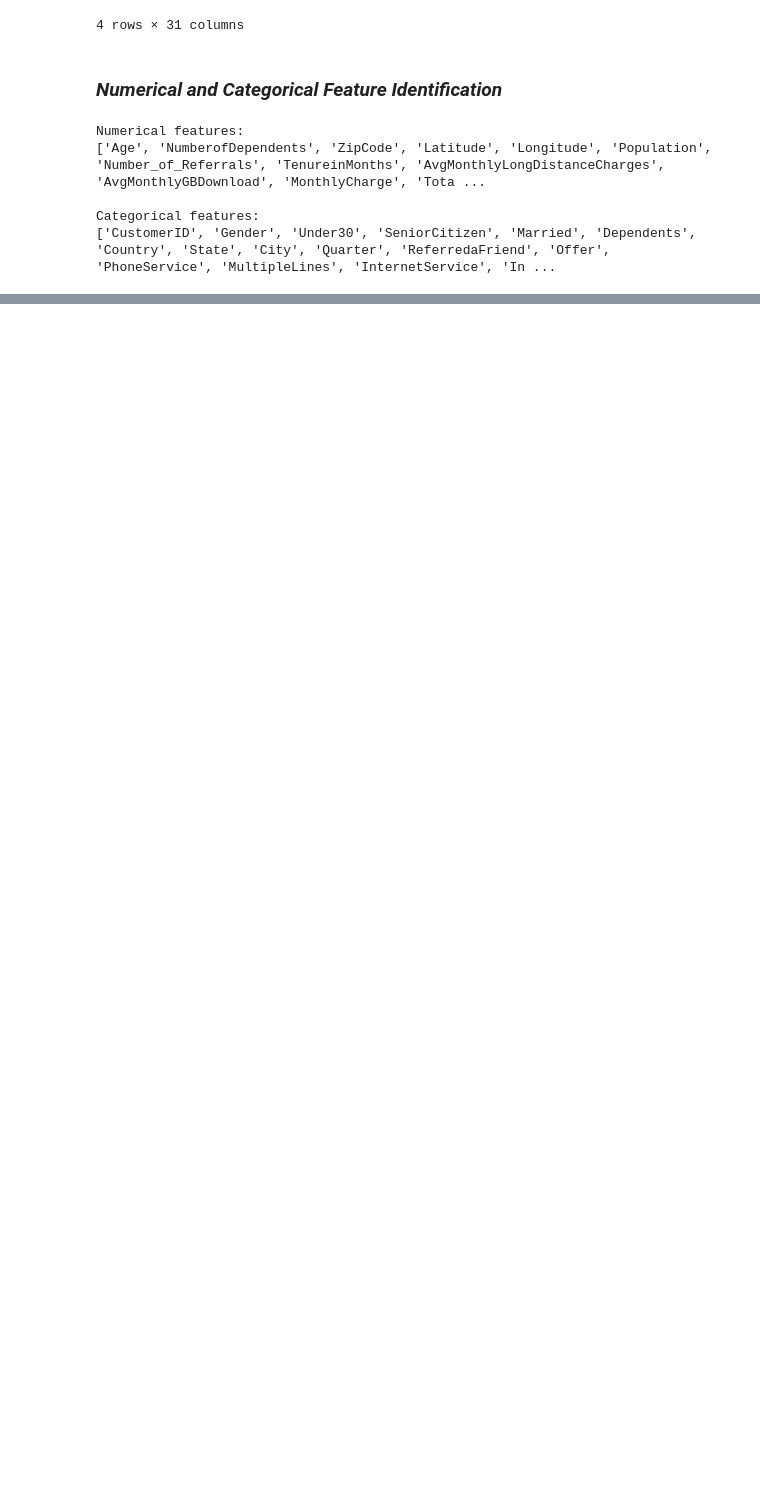
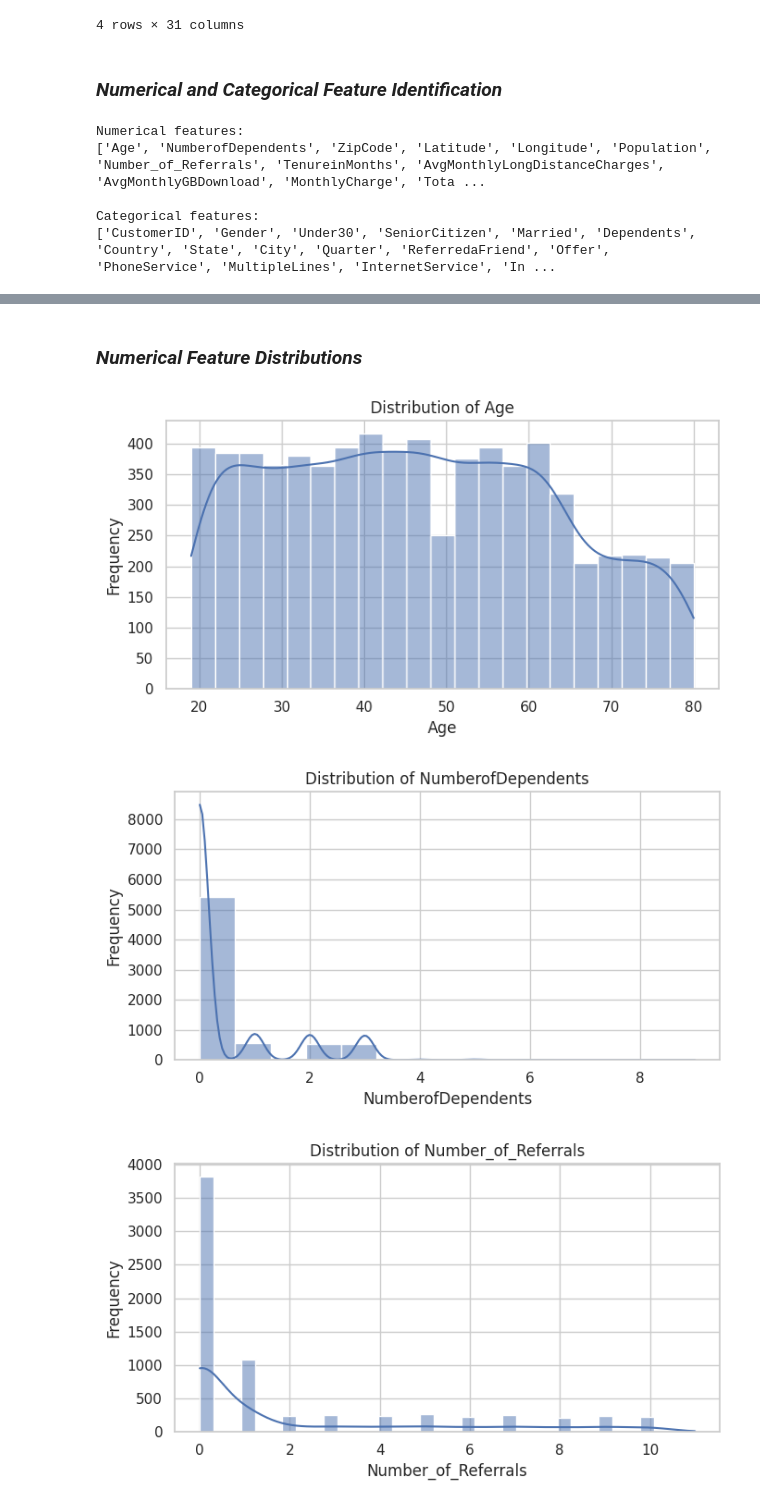
Before and after one commit to manaswiniyoshitha2006-netizen/ML-Evaluation, a Jupyter notebook: notebooks/regression.ipynb, the cells around one changed output, grey strips where cells are left out. Cells and saved outputs as stored; diff of their text form; code cells hidden in the pictures; blank space fills up the shorter version.

```diff
--- a/notebooks/regression.ipynb
+++ b/notebooks/regression.ipynb
@@ -266,0 +683,43 @@ Categorical features:
+# %% [markdown]
+### *Numerical Feature Distributions*
+# %%
+numeric_eda_columns = [
+    "Age",
+    "NumberofDependents",
+    "Number_of_Referrals",
+    "TenureinMonths",
+    "AvgMonthlyLongDistanceCharges",
+    "AvgMonthlyGBDownload",
+    "MonthlyCharge",
+    "TotalCharges",
+    "TotalRefunds",
+    "TotalExtraDataCharges",
+    "TotalLongDistanceCharges",
+    "TotalRevenue",
+    "SatisfactionScore",
+    "CLTV"
+]
+
+for col in numeric_eda_columns:
+
+    plt.figure(figsize=(7, 4))
+
+    sns.histplot(
+        data=master_clean,
+        x=col,
+        kde=True
+    )
+
+    plt.title(
+        f"Distribution of {col}"
+    )
+
+    plt.xlabel(col)
+    plt.ylabel("Frequency")
+
+    plt.tight_layout()
+    plt.show()
+# %% [output]
+[figure, added]
+[figure, added]
+[figure, added]
```
Also changed, not shown: parts of 132 cells of this notebook.
